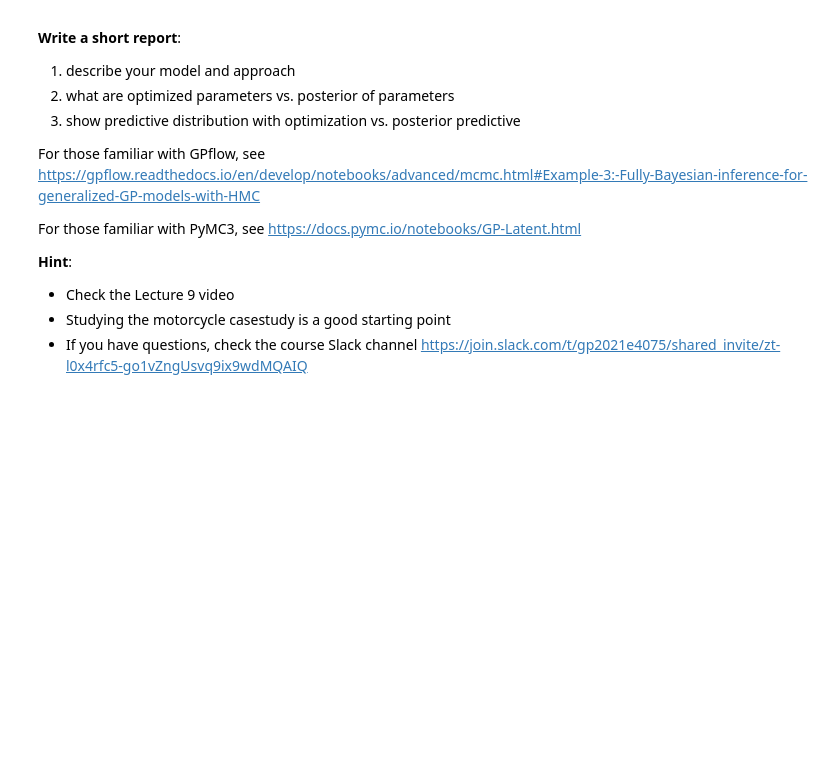
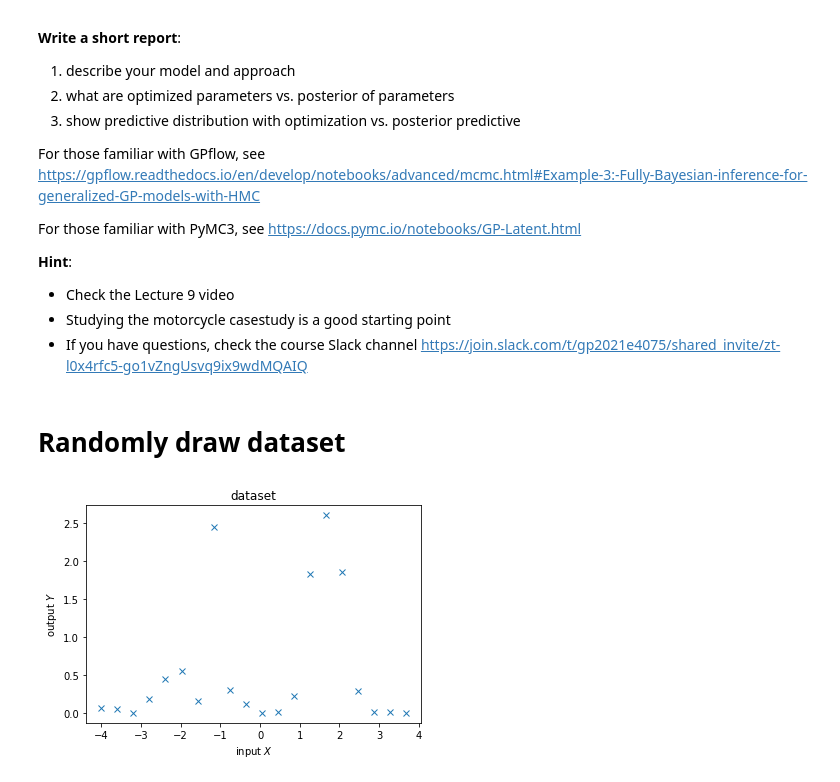
Before and after one commit to talayeha/gaussian-process, a Jupyter notebook: lab5/lab5.ipynb, the cells around one changed output. Cells and saved outputs as stored; diff of their text form; code cells hidden in the pictures; blank space fills up the shorter version.

```diff
--- a/lab5/lab5.ipynb
+++ b/lab5/lab5.ipynb
@@ -390,0 +409,24 @@ https://docs.pymc.io/notebooks/GP-Latent.html
+# %% [markdown]
+# Randomly draw dataset
+# %%
+
+N = 100
+# X_original = np.linspace(-4, 4, N)
+# Y_original = rng.exponential(np.sin(X_original) ** 2)
+X_original = np.load('x.npy')
+Y_original = np.load('y.npy')
+# choose reducing points
+equal_idx = np.arange(0,100,step=5)
+X = X_original[equal_idx]
+Y = Y_original[equal_idx]
+
+plt.figure()
+plt.plot(X, Y, "x")
+plt.xlabel("input $X$")
+plt.ylabel("output $Y$")
+plt.title("dataset")
+plt.show()
+
+data = (X[:, None], Y[:, None])
+# %% [output]
+[figure, added]
```
Also changed, not shown: parts of 25 cells of this notebook, 6 other files.
